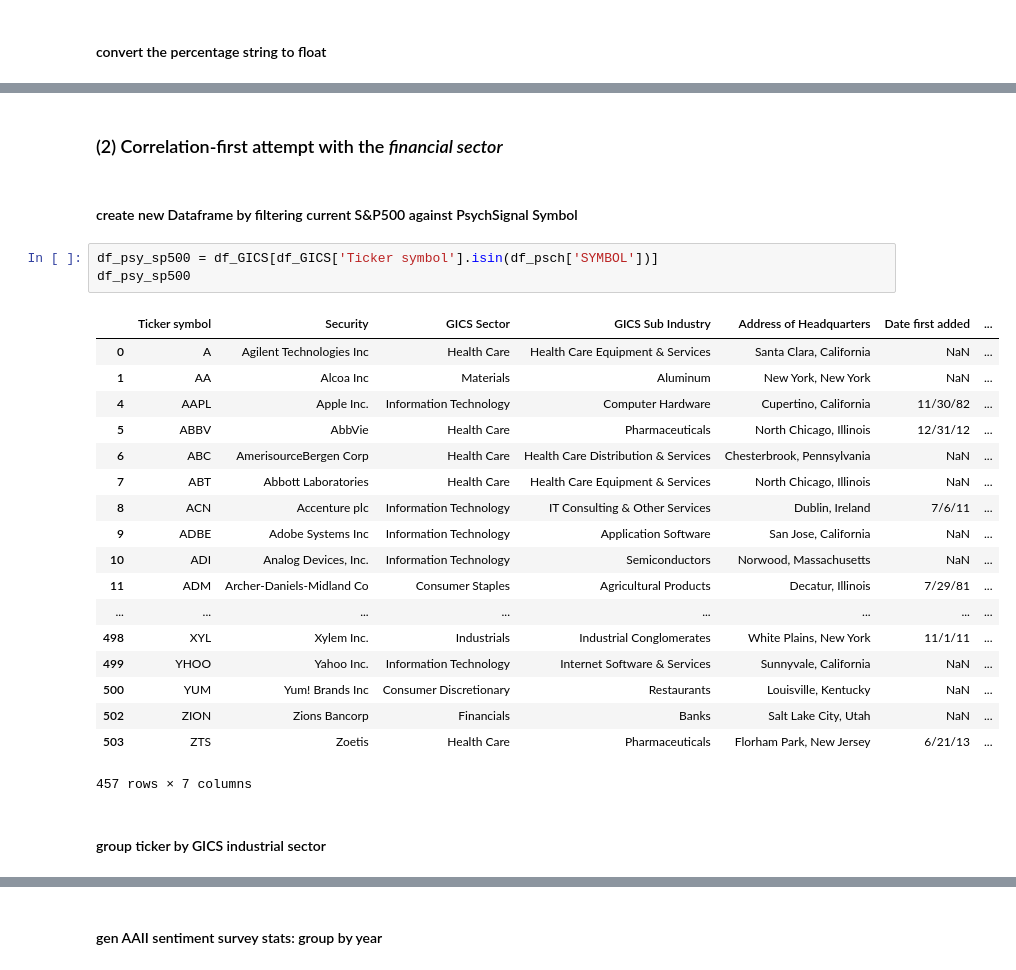
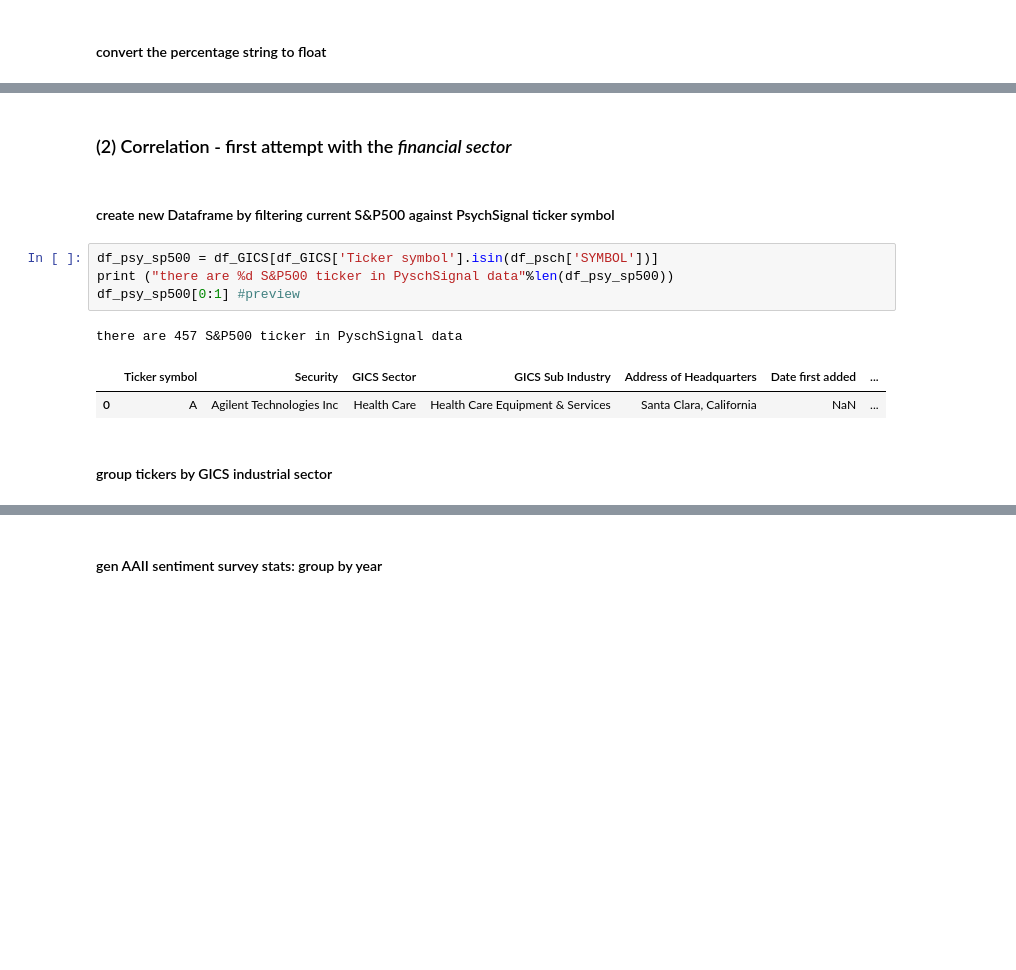
Before and after one commit to yh1008/CodeInFinance, a Jupyter notebook: PsychSignal vs. AAII Sentiment Survey.ipynb, the cells around one changed output, grey strips where cells are left out. Drawn from its saved outputs; the diff is of its cells as text; blank space fills up the shorter version.

```diff
--- a/PsychSignal vs. AAII Sentiment Survey.ipynb
+++ b/PsychSignal vs. AAII Sentiment Survey.ipynb
@@ -200,31 +194,17 @@ plt.show()
 # %% [markdown]
-### (2) Correlation-first attempt with the *financial sector*
+### (2) Correlation - first attempt with the *financial sector*
 # %% [markdown]
-#### create new Dataframe by filtering current S&P500 against PsychSignal Symbol
+#### create new Dataframe by filtering current S&P500 against PsychSignal ticker symbol
 # %%
 df_psy_sp500 = df_GICS[df_GICS['Ticker symbol'].isin(df_psch['SYMBOL'])]
-df_psy_sp500
+print ("there are %d S&P500 ticker in PyschSignal data"%len(df_psy_sp500))
+df_psy_sp500[0:1] #preview
 # %% [output]
+there are 457 S&P500 ticker in PyschSignal data
 |  | Ticker symbol | Security | GICS Sector | GICS Sub Industry | Address of Headquarters | Date first added | ... |
 | 0 | A | Agilent Technologies Inc | Health Care | Health Care Equipment & Services | Santa Clara, California | NaN | ... |
-| 1 | AA | Alcoa Inc | Materials | Aluminum | New York, New York | NaN | ... |
-| 4 | AAPL | Apple Inc. | Information Technology | Computer Hardware | Cupertino, California | 11/30/82 | ... |
-| 5 | ABBV | AbbVie | Health Care | Pharmaceuticals | North Chicago, Illinois | 12/31/12 | ... |
-| 6 | ABC | AmerisourceBergen Corp | Health Care | Health Care Distribution & Services | Chesterbrook, Pennsylvania | NaN | ... |
-| 7 | ABT | Abbott Laboratories | Health Care | Health Care Equipment & Services | North Chicago, Illinois | NaN | ... |
-| 8 | ACN | Accenture plc | Information Technology | IT Consulting & Other Services | Dublin, Ireland | 7/6/11 | ... |
-| 9 | ADBE | Adobe Systems Inc | Information Technology | Application Software | San Jose, California | NaN | ... |
-| 10 | ADI | Analog Devices, Inc. | Information Technology | Semiconductors | Norwood, Massachusetts | NaN | ... |
-| 11 | ADM | Archer-Daniels-Midland Co | Consumer Staples | Agricultural Products | Decatur, Illinois | 7/29/81 | ... |
-| ... | ... | ... | ... | ... | ... | ... | ... |
-| 498 | XYL | Xylem Inc. | Industrials | Industrial Conglomerates | White Plains, New York | 11/1/11 | ... |
-| 499 | YHOO | Yahoo Inc. | Information Technology | Internet Software & Services | Sunnyvale, California | NaN | ... |
-| 500 | YUM | Yum! Brands Inc | Consumer Discretionary | Restaurants | Louisville, Kentucky | NaN | ... |
-| 502 | ZION | Zions Bancorp | Financials | Banks | Salt Lake City, Utah | NaN | ... |
-| 503 | ZTS | Zoetis | Health Care | Pharmaceuticals | Florham Park, New Jersey | 6/21/13 | ... |
-457 rows × 7 columns
 # %% [markdown]
-#### group ticker by GICS industrial sector
+#### group tickers by GICS industrial sector
 # %%
 df_psy_sp500.groupby(['GICS Sector']).groups.keys()
 sector_name = "Financials"
```
Also changed, not shown: parts of 23 cells of this notebook.
